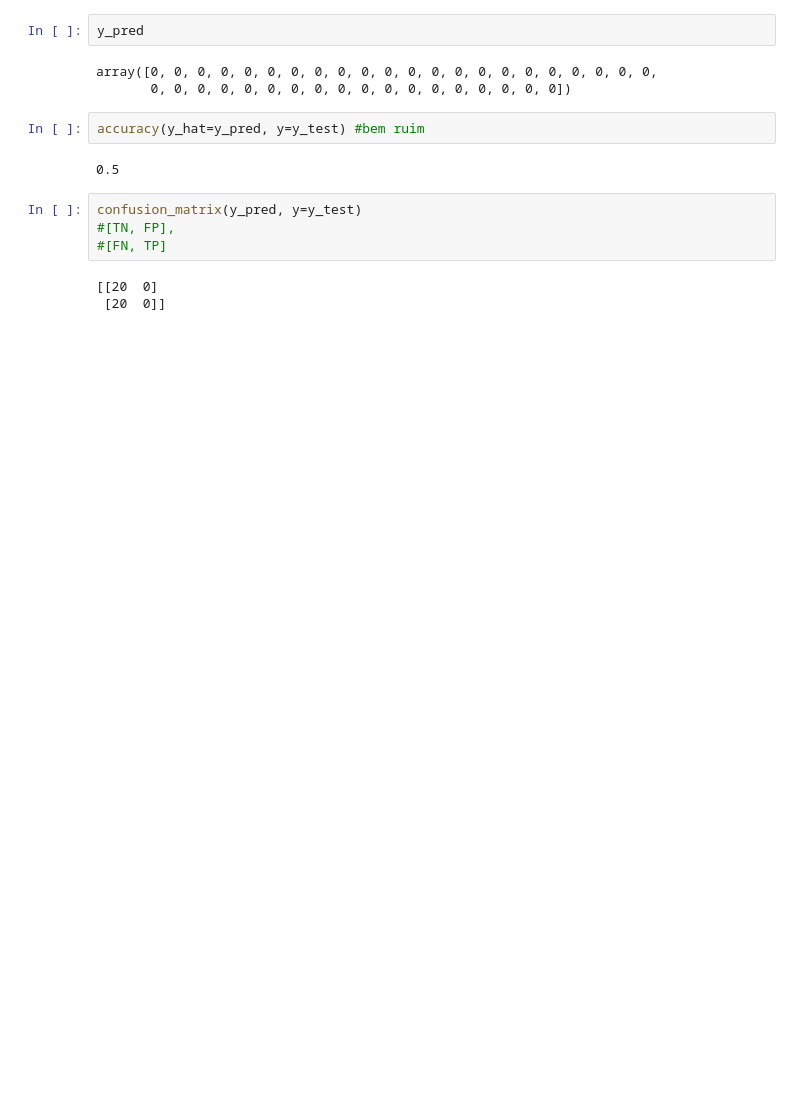
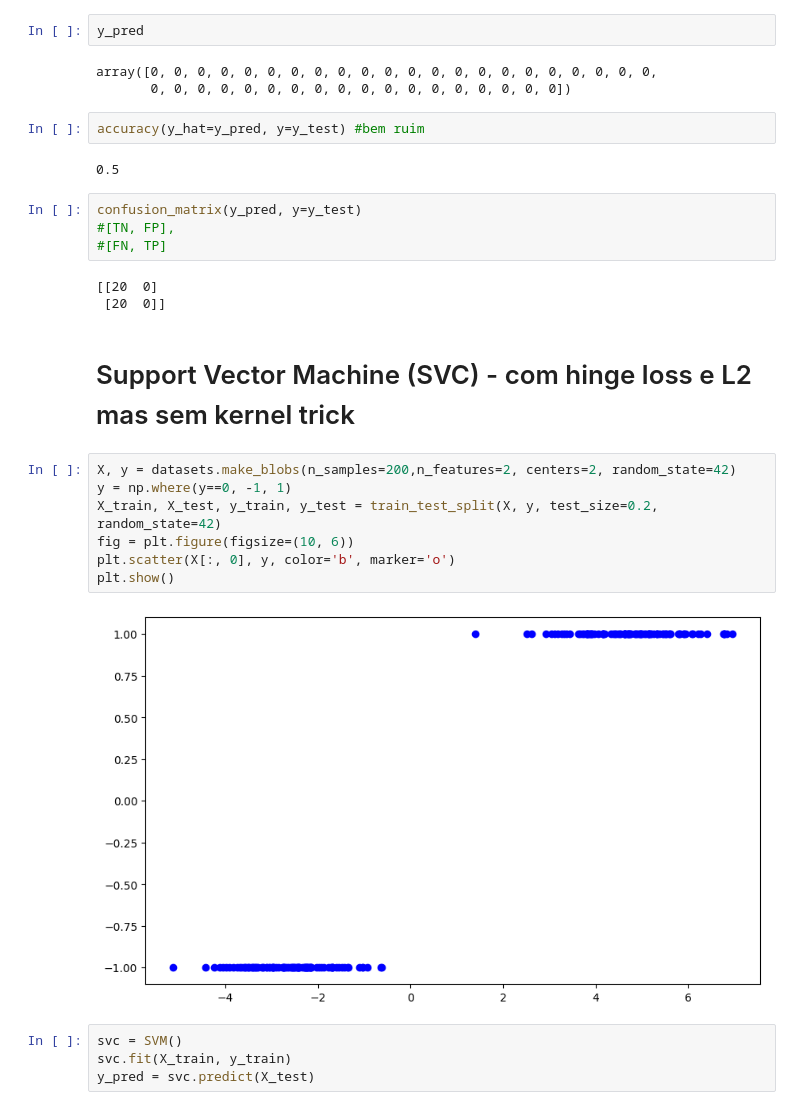
Before and after one commit to Menezes-Gus/Estudos, a Jupyter notebook: main.ipynb, the cells around one changed output. Drawn from its saved outputs; the diff is of its cells as text; blank space fills up the shorter version.

```diff
--- a/main.ipynb
+++ b/main.ipynb
@@ -109,3 +110,18 @@ confusion_matrix(y_pred, y=y_test)
 # %% [output]
 [[20  0]
  [20  0]]
+# %% [markdown]
+# Support Vector Machine (SVC) - com hinge loss e L2 mas sem kernel trick
+# %%
+X, y = datasets.make_blobs(n_samples=200,n_features=2, centers=2, random_state=42)
+y = np.where(y==0, -1, 1)
+X_train, X_test, y_train, y_test = train_test_split(X, y, test_size=0.2, random_state=42)
+fig = plt.figure(figsize=(10, 6))
+plt.scatter(X[:, 0], y, color='b', marker='o')
+plt.show()
+# %% [output]
+[figure, added]
+# %%
+svc = SVM()
+svc.fit(X_train, y_train)
+y_pred = svc.predict(X_test)
```
Also changed, not shown: parts of 7 cells of this notebook, 1 other file.
